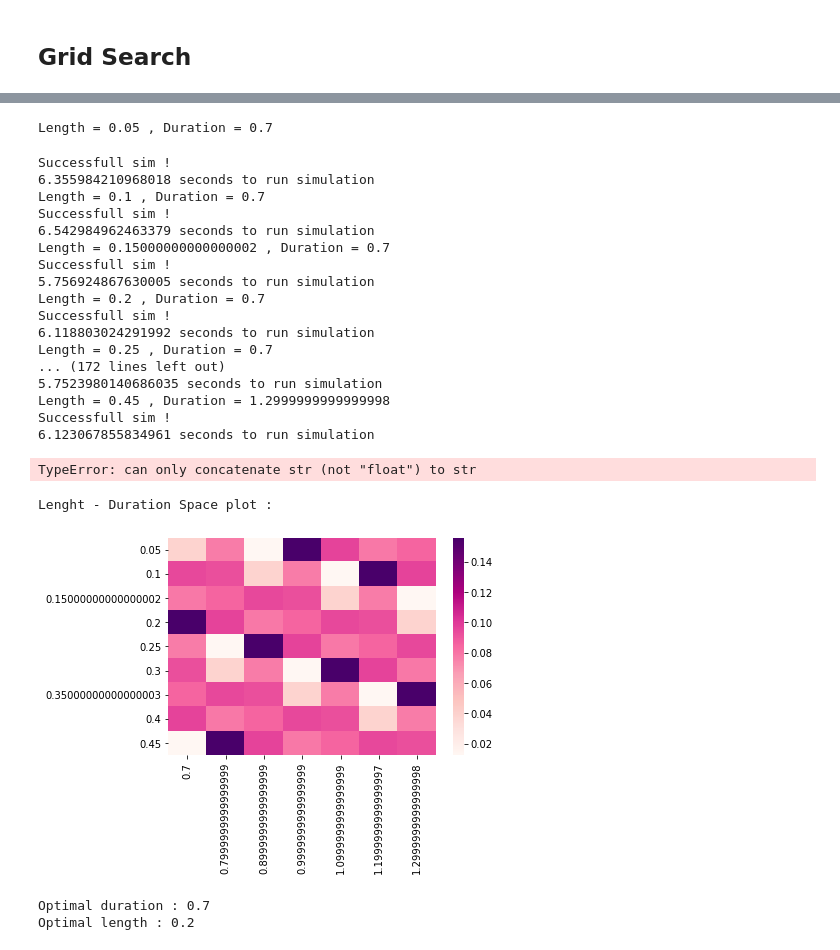
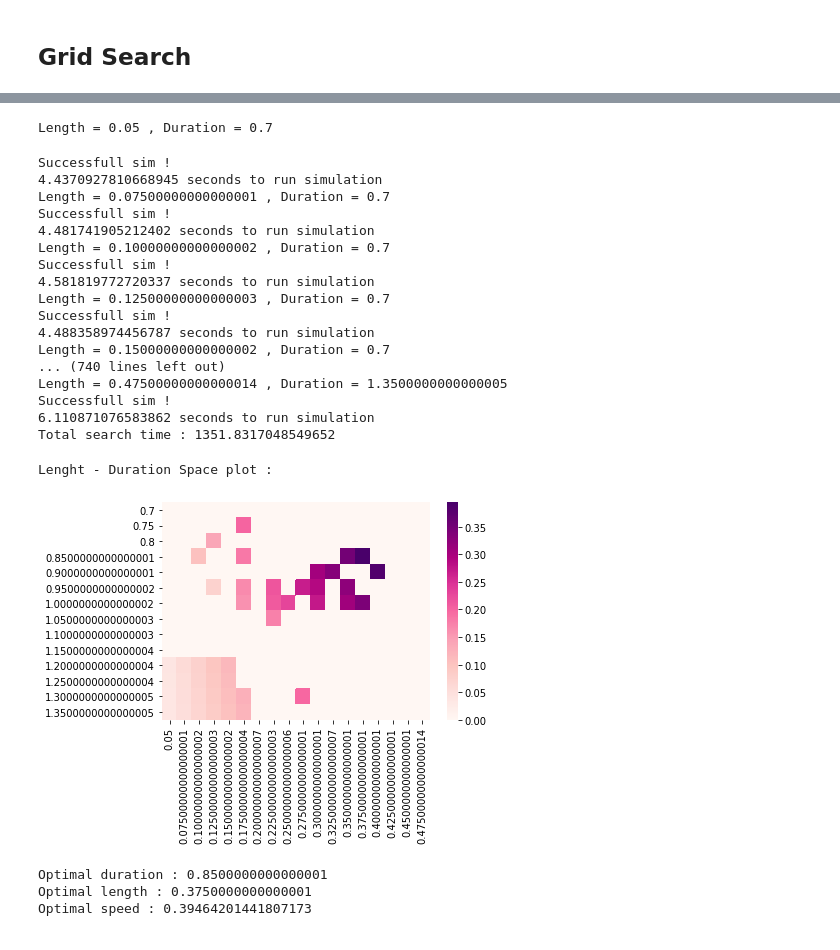
Before and after one commit to RenardDesNeiges/legged_dcm_project, a Jupyter notebook: code/optim_speed.ipynb, the cells around one changed output, grey strips where cells are left out. Drawn from its saved outputs; the diff is of its cells as text; code cells hidden in the pictures.

```diff
--- a/code/optim_speed.ipynb
+++ b/code/optim_speed.ipynb
@@ -43,0 +42,15 @@ Successfull sim !
+# %%
+stepLength = 0.2
+stepDuration = 1.2
+vel, pos, delta_time, average_speed = run_episode(stepLength,stepDuration)
+print("average speed = " + str(average_speed))
+filename = "result_example.pickle"
+
+result = {
+    "stepDuration" : stepDuration,
+    "stepLength" : stepLength,
+    "average_speed" : average_speed,
+}
+
+with open(filename, 'wb') as handle:
+    pickle.dump(result, handle, protocol=pickle.HIGHEST_PROTOCOL)
@@ -43,0 +79,9 @@ Successfull sim !
+# %%
+
+speedCoeff = 0.33334
+stepDuration =  0.95000000000000001 #We select 1.2 second as step duration(step duration=SS+DS)
+stepLength = stepDuration * speedCoeff #longitudinal distance between two sequential feet stepLength=stepStride/2,
+
+vel, pos, delta_time, average_speed = run_episode(stepLength,stepDuration)
+
+print(average_speed)
@@ -44,8 +100,8 @@ Successfull sim !
 # %% [markdown]
 ## Grid Search
 # %%
-stepDurationSpace=np.arange(0.7,1.4,0.1)
-stepLengthSpace=np.arange(0.05,0.5,0.05)
+stepDurationSpace=np.arange(0.7,1.4,0.05)
+stepLengthSpace=np.arange(0.05,0.5,0.025)
 
 sample_number = len(stepDurationSpace) * len(stepLengthSpace)
 est_time = 6 * sample_number
@@ -63,7 +119,7 @@ t0 = time.time()
 for duration in stepDurationSpace:
     for length in stepLengthSpace:
         print("Length = "  + str(length) + " , Duration = " + str(duration) )
-        vel, pos, delta_time, average_speed = run_episode(length,stepDuration)
+        vel, pos, delta_time, average_speed = run_episode(length,duration)
         result = {
             "stepDuration" : duration,
             "stepLength" : length,
@@ -73,50 +129,57 @@ for duration in stepDurationSpace:
 
 sim_time = time.time() - t0
 print("Total search time : " + str(sim_time))
+
+filename = "RESULTS.npy"
+with open(filename, 'wb') as handle:
+    pickle.dump(filename, handle, protocol=pickle.HIGHEST_PROTOCOL)
 # %% [output]
 Length = 0.05 , Duration = 0.7
 Successfull sim !
-6.355984210968018 seconds to run simulation
-Length = 0.1 , Duration = 0.7
+4.4370927810668945 seconds to run simulation
+Length = 0.07500000000000001 , Duration = 0.7
 Successfull sim !
-6.542984962463379 seconds to run simulation
+4.481741905212402 seconds to run simulation
+Length = 0.10000000000000002 , Duration = 0.7
+Successfull sim !
+4.581819772720337 seconds to run simulation
+Length = 0.12500000000000003 , Duration = 0.7
+Successfull sim !
+4.488358974456787 seconds to run simulation
 Length = 0.15000000000000002 , Duration = 0.7
+... (740 lines left out)
+Length = 0.47500000000000014 , Duration = 1.3500000000000005
 Successfull sim !
-5.756924867630005 seconds to run simulation
-Length = 0.2 , Duration = 0.7
-Successfull sim !
-6.118803024291992 seconds to run simulation
-Length = 0.25 , Duration = 0.7
-... (172 lines left out)
-5.7523980140686035 seconds to run simulation
-Length = 0.45 , Duration = 1.2999999999999998
-Successfull sim !
-6.123067855834961 seconds to run simulation
+6.110871076583862 seconds to run simulation
+Total search time : 1351.8317048549652
-TypeError: can only concatenate str (not "float") to str
 # %%
 import seaborn as sns
 
-averageSpeeds = np.array([e['average_speed'] for e in results])
+out = np.zeros((len(stepDurationSpace),len(stepLengthSpace)))
+for d in range(len(stepDurationSpace)):
+    for l in range(len(stepLengthSpace)):
+        i = l + d * len(stepLengthSpace)
+        out[d,l] = results[i]['average_speed']
 
-
-hmvalues = np.reshape(averageSpeeds, (-1, len(stepDurationSpace)))
-ax = sns.heatmap(hmvalues, cmap="RdPu", xticklabels=stepDurationSpace, yticklabels=stepLengthSpace)
+ax = sns.heatmap(out, cmap="RdPu", yticklabels=stepDurationSpace, xticklabels=stepLengthSpace)
 
 
 print("Lenght - Duration Space plot : ")
 plt.show()
 
 max_s = 0
 for r in results:
     if r['average_speed'] > max_s:
         max_s = r['average_speed']
         opt_length = r['stepLength']
         opt_duration = r['stepDuration']
 
 print("Optimal duration : " + str(opt_duration))
 print("Optimal length : " + str(opt_length))
+print("Optimal speed : " + str(max_s))
 # %% [output]
 Lenght - Duration Space plot :
-[figure, old version]
+[figure, new version]
-Optimal duration : 0.7
-Optimal length : 0.2
+Optimal duration : 0.8500000000000001
+Optimal length : 0.3750000000000001
+Optimal speed : 0.39464201441807173
```
Also changed, not shown: parts of 11 cells of this notebook, 9 other files.
